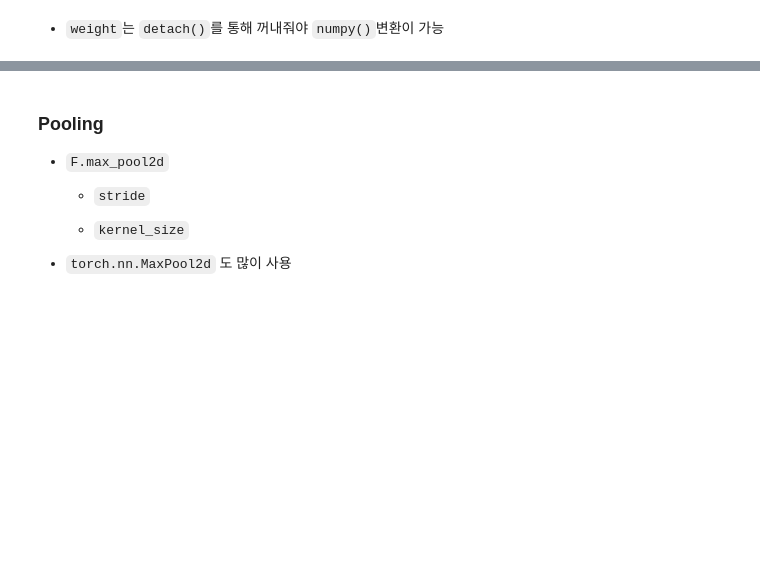
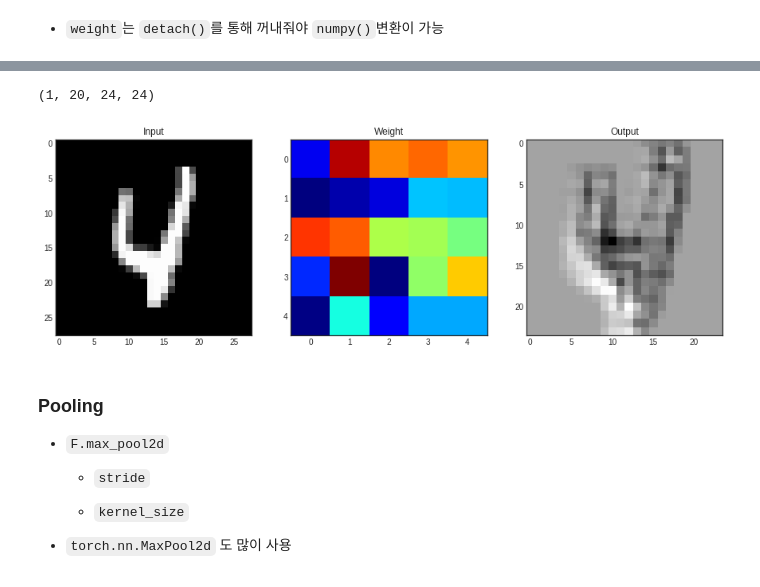
Before and after one commit to sumunoh/study_assemble, a Jupyter notebook: pytorch1.ipynb, the cells around one changed output, grey strips where cells are left out. Cells and saved outputs as stored; diff of their text form; code cells hidden in the pictures; blank space fills up the shorter version.

```diff
--- a/pytorch1.ipynb
+++ b/pytorch1.ipynb
@@ -940,3 +1043,27 @@ import torchvision.transforms as transforms
+# %%
+output_data = layer(input_image)
+# %%
+output = output_data.data
+# %%
+output_arr = output.numpy()
+output_arr.shape
+# %% [output]
+(1, 20, 24, 24)
+# %%
+plt.figure(figsize=(15,30))
+
+plt.subplot(131)
+plt.title('Input')
+plt.imshow(image, 'gray')
+plt.subplot(132)
+plt.title('Weight')
+plt.imshow(weight[0, 0, :, :], 'jet')
+plt.subplot(133)
+plt.title('Output')
+plt.imshow(output_arr[0, 0, :, :], 'gray')
+plt.show()
+# %% [output]
+[figure, added]
 # %% [markdown]
 ### Pooling
 - `F.max_pool2d`
```
Also changed, not shown: parts of 56 cells of this notebook.
